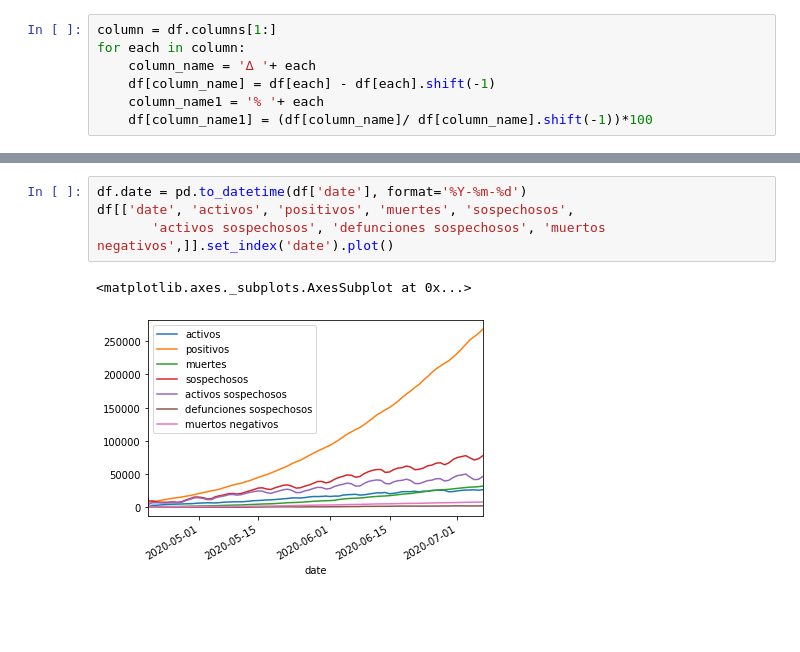
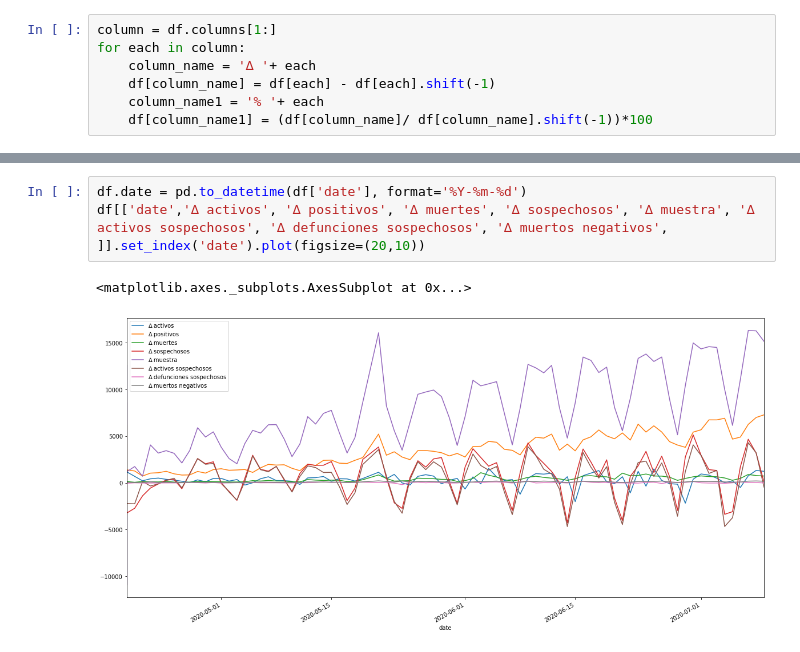
Before and after one commit to CarlosUrteaga/COVID19MX, a Jupyter notebook: notebook/Reporte.ipynb, the cells around one changed output, grey strips where cells are left out. Cells and saved outputs as stored; diff of their text form; blank space fills up the shorter version.

Commit message:
fixing plot with internal plot, adding plot for daily report

```diff
--- a/notebook/Reporte.ipynb
+++ b/notebook/Reporte.ipynb
@@ -102,10 +102,9 @@ df[['date', 'activos', 'positivos', 'muertes', 'sospechosos',
 # %%
 df.date = pd.to_datetime(df['date'], format='%Y-%m-%d')
-df[['date', 'activos', 'positivos', 'muertes', 'sospechosos',
-       'activos sospechosos', 'defunciones sospechosos', 'muertos negativos',]].set_index('date').plot()
+df[['date','∆ activos', '∆ positivos', '∆ muertes', '∆ sospechosos', '∆ muestra', '∆ activos sospechosos', '∆ defunciones sospechosos', '∆ muertos negativos', ]].set_index('date').plot(figsize=(20,10))
 # %% [output]
 <matplotlib.axes._subplots.AxesSubplot at 0x...>
-[figure, old version]
+[figure, new version]
 # %%
 df.date = pd.to_datetime(df['date'], format='%Y-%m-%d')
 df[['date', 'activos', 'positivos', 'muertes', 'sospechosos',
```
Also changed, not shown: parts of 11 cells of this notebook, 1 other file.
